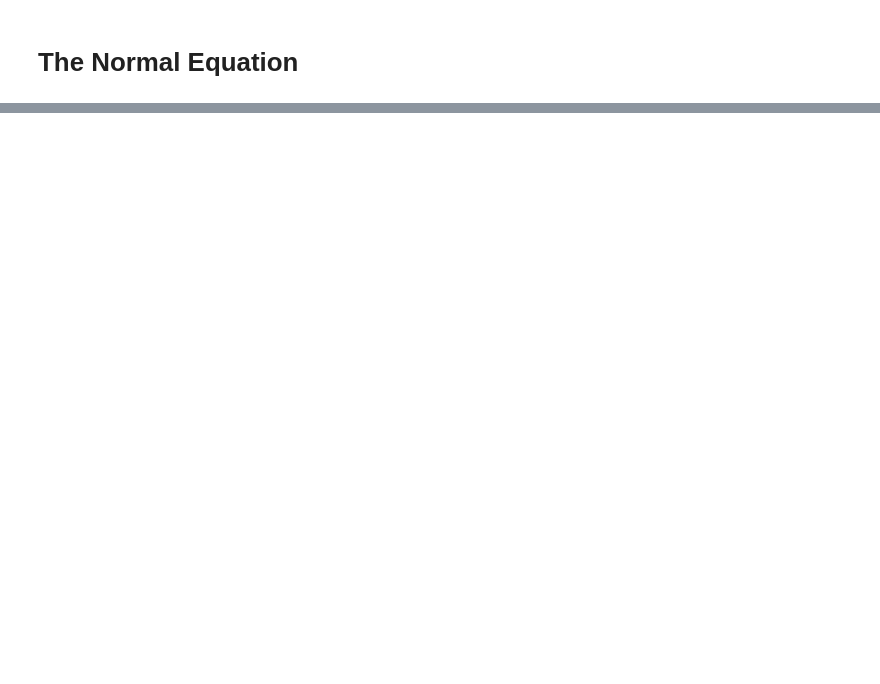
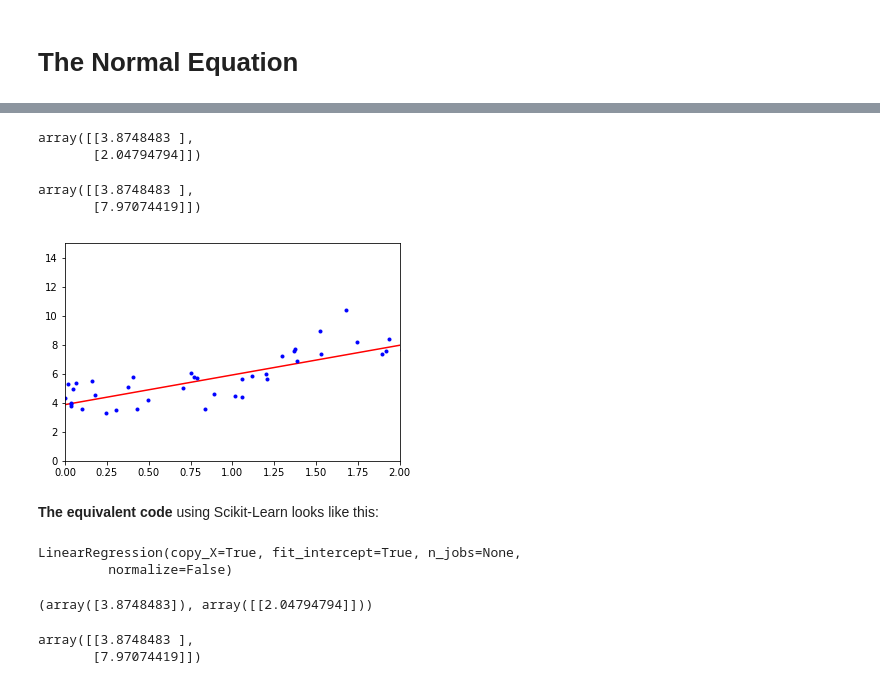
Before and after one commit to scarleatt/Hands-On-Machine-Learning, a Jupyter notebook: Hands-On-TensorFlow/04_training_linear_models.ipynb, the cells around one changed output, grey strips where cells are left out. Drawn from its saved outputs; the diff is of its cells as text; code cells hidden in the pictures; blank space fills up the shorter version.

```diff
--- a/Hands-On-TensorFlow/04_training_linear_models.ipynb
+++ b/Hands-On-TensorFlow/04_training_linear_models.ipynb
@@ -14,0 +18,41 @@ plt.show()
+# %%
+X_b = np.c_[np.ones((100, 1)), X]
+theta_best = np.linalg.inv(X_b.T.dot(X_b)).dot(X_b.T).dot(y)
+theta_best
+# %% [output]
+array([[3.8748483 ],
+       [2.04794794]])
+# %%
+X_new = np.array([[0], [2]])
+X_new_b = np.c_[np.ones((2, 1)), X_new]
+y_predict = X_new_b.dot(theta_best)
+y_predict
+# %% [output]
+array([[3.8748483 ],
+       [7.97074419]])
+# %%
+plt.plot(X_new, y_predict, "r-")
+plt.plot(X, y, "b.")
+plt.axis([0, 2, 0, 15])
+plt.show()
+# %% [output]
+[figure, added]
+# %% [markdown]
+**The equivalent code** using Scikit-Learn looks like this:
+# %%
+from sklearn.linear_model import LinearRegression
+lin_reg = LinearRegression()
+lin_reg.fit(X, y)
+# %% [output]
+LinearRegression(copy_X=True, fit_intercept=True, n_jobs=None,
+         normalize=False)
+# %%
+lin_reg.intercept_, lin_reg.coef_
+# %% [output]
+(array([3.8748483]), array([[2.04794794]]))
+# %%
+s_y_predict = lin_reg.predict(X_new)
+s_y_predict
+# %% [output]
+array([[3.8748483 ],
+       [7.97074419]])
```
Also changed, not shown: parts of 23 cells of this notebook.
